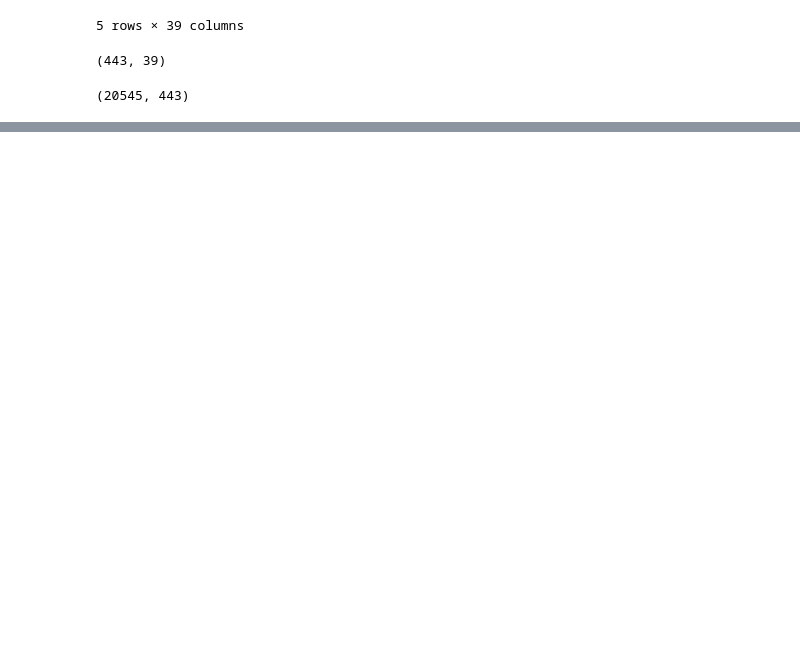
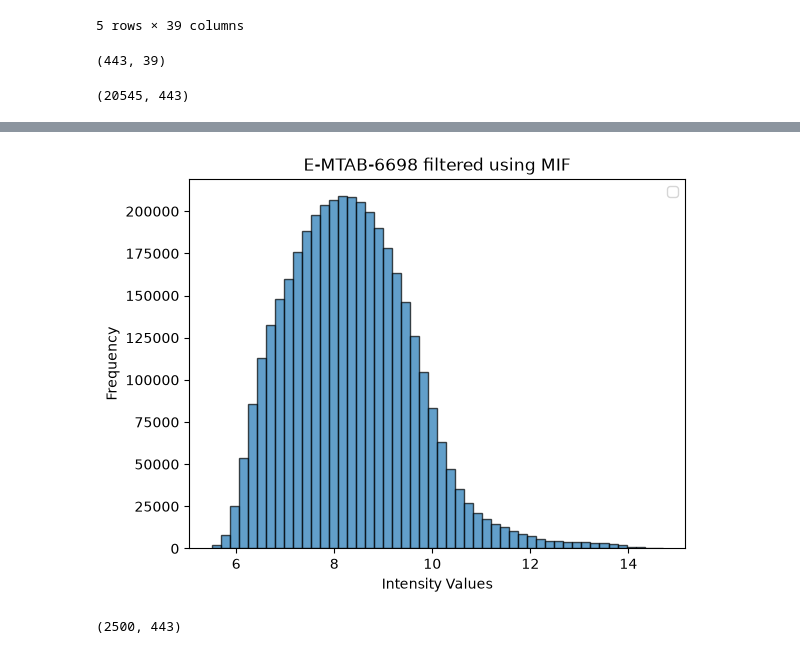
Before and after one commit to nicolasthiel/games-and-genes, a Jupyter notebook: src/scripts/prep.ipynb, the cells around one changed output, grey strips where cells are left out. Drawn from its saved outputs; the diff is of its cells as text; code cells hidden in the pictures; blank space fills up the shorter version.

```diff
--- a/src/scripts/prep.ipynb
+++ b/src/scripts/prep.ipynb
@@ -57,0 +79,26 @@ print(df_expression.shape)
+# %%
+flat_data_filtered = df_expression_filtered.to_numpy().flatten()
+
+plt.hist(flat_data_filtered, bins=50, edgecolor='black', alpha=0.7)
+plt.title('E-MTAB-6698 filtered using MIF')
+plt.xlabel('Intensity Values')
+plt.ylabel('Frequency')
+plt.legend()
+plt.show()
+# %% [output]
+[figure, added]
+# %%
+k = 2500  # set the desired number of genes
+
+gene_mad = (
+    df_expression_filtered.sub(df_expression_filtered.median(axis=1), axis=0)
+    .abs()
+    .median(axis=1)
+)
+
+top_genes = gene_mad.nlargest(k).index
+df_expression_filtered = df_expression_filtered.loc[top_genes]
+
+print(df_expression_filtered.shape)
+# %% [output]
+(2500, 443)
```
Also changed, not shown: parts of 9 cells of this notebook.
